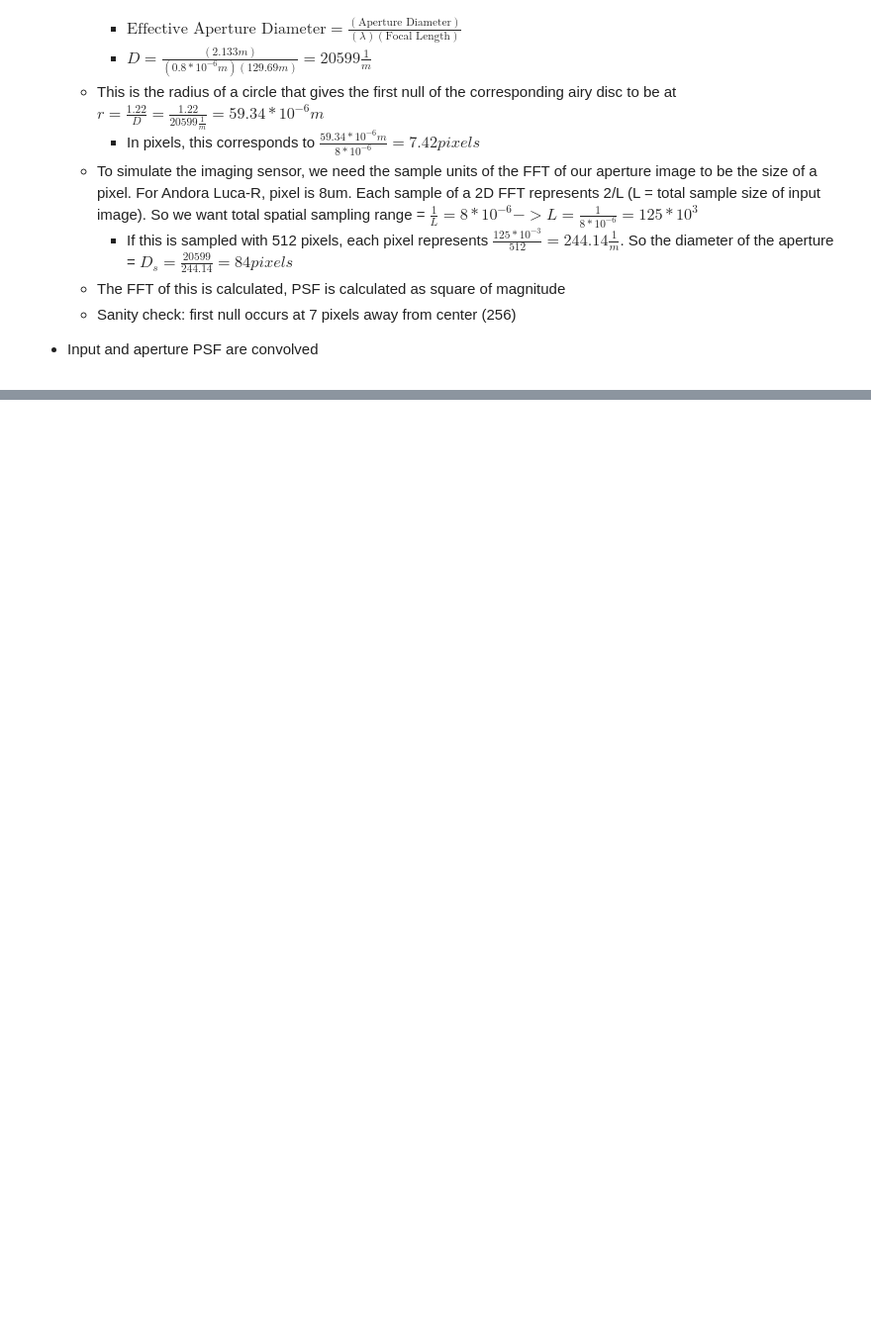
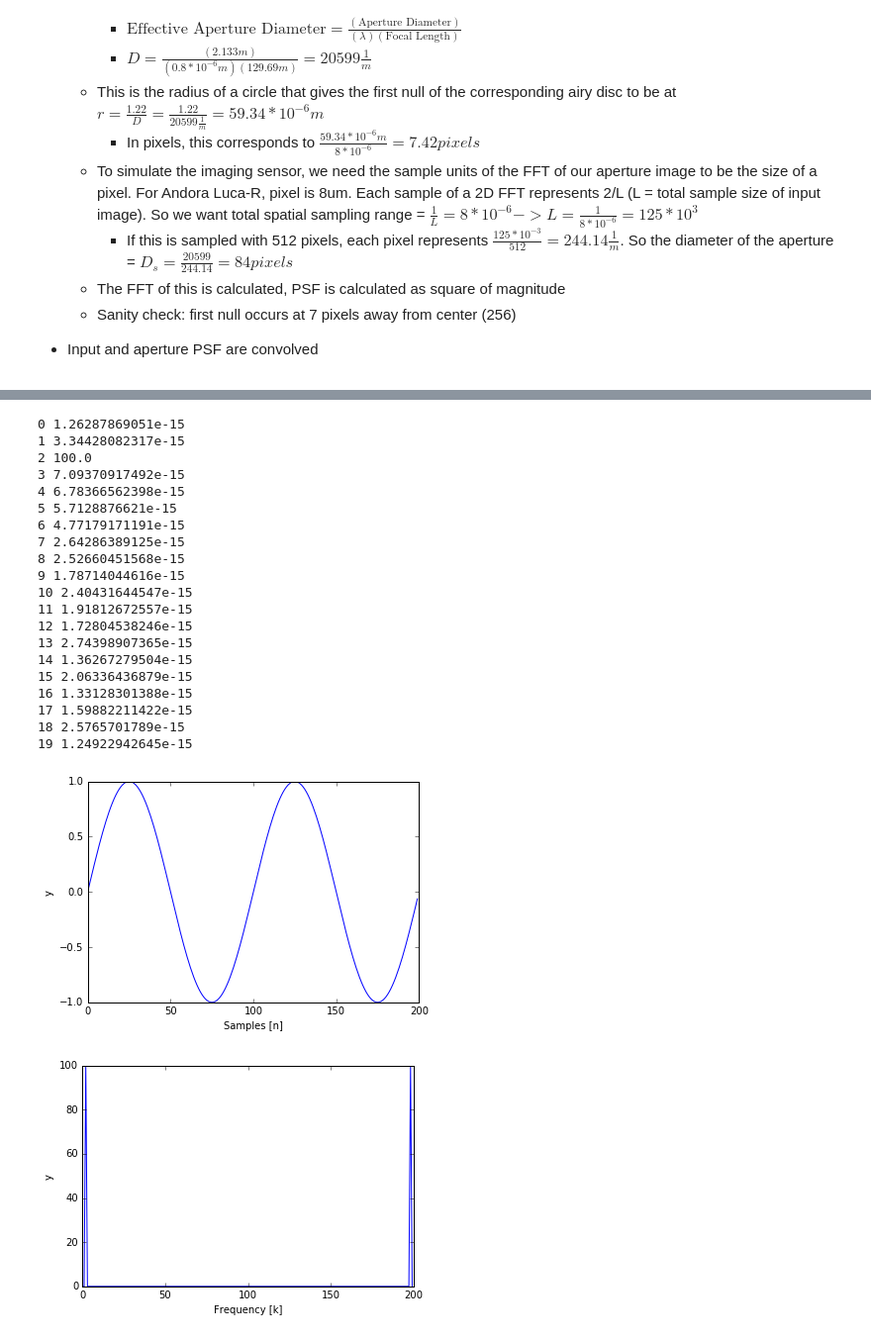
Before and after one commit to nsmidth/CPSLO-Speckle-Reduction, a Jupyter notebook: dev/16-2-19 Diffraction Limit.ipynb, the cells around one changed output, grey strips where cells are left out. Shown at 99% size. Saved outputs shown, nothing was run; the diff lists cells and outputs as text; code cells hidden in the pictures; blank space fills up the shorter version.

```diff
--- a/dev/16-2-19 Diffraction Limit.ipynb
+++ b/dev/16-2-19 Diffraction Limit.ipynb
@@ -164,0 +175,52 @@ for value in minima_i:
+# %%
+from scipy.fftpack import fft
+
+# Continuous Signal: y = sin(2pi*t) [Frequency = 1Hz]
+# Sample this signal with sample time = 0.01s : y = sin(2pi*0.01n)
+# To sample it for 2 seconds, we will have n = 0:200
+n = np.arange(200)
+y = np.sin(2*np.pi*0.01*n)
+
+plt.figure()
+plt.plot(n,y)
+plt.xlabel("Samples [n]")
+plt.ylabel("y")
+
+# We take the FFT of this signal
+# We know that all the energy of this signal should be at 1Hz
+# Each index of FFT = k/T = k/2 = 0.5k Hz
+
+y_f = fft(y)
+
+plt.figure()
+plt.plot(n,np.abs(y_f))
+plt.xlabel("Frequency [k]")
+plt.ylabel("y")
+
+for i in np.arange(20):
+    print(i,np.abs(y_f[i]))
+
+# As expected, we see a peak at k = 2, which corresponds to f = 0.5(2) = 1Hz
+# %% [output]
+0 1.26287869051e-15
+1 3.34428082317e-15
+2 100.0
+3 7.09370917492e-15
+4 6.78366562398e-15
+5 5.7128876621e-15
+6 4.77179171191e-15
+7 2.64286389125e-15
+8 2.52660451568e-15
+9 1.78714044616e-15
+10 2.40431644547e-15
+11 1.91812672557e-15
+12 1.72804538246e-15
+13 2.74398907365e-15
+14 1.36267279504e-15
+15 2.06336436879e-15
+16 1.33128301388e-15
+17 1.59882211422e-15
+18 2.5765701789e-15
+19 1.24922942645e-15
+[figure, added]
+[figure, added]
```
Also changed, not shown: parts of 1 cell of this notebook.
